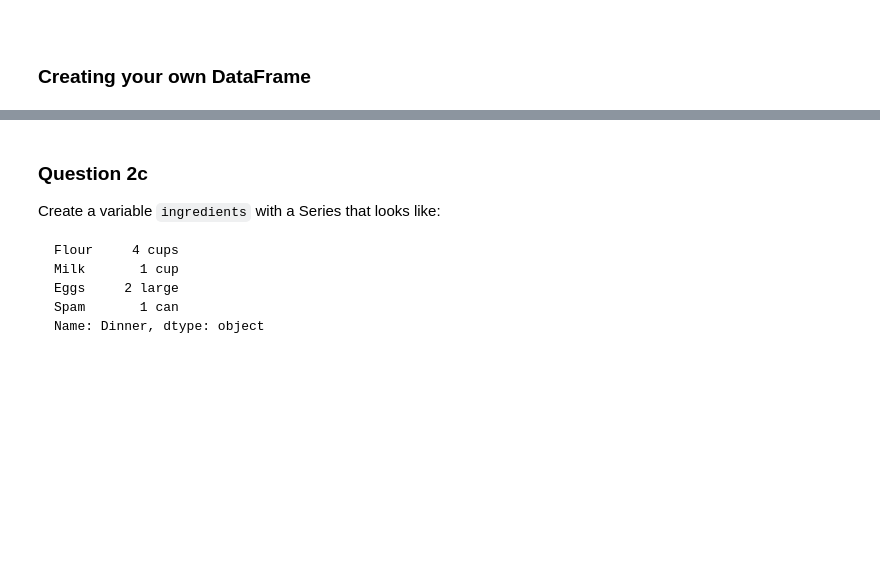
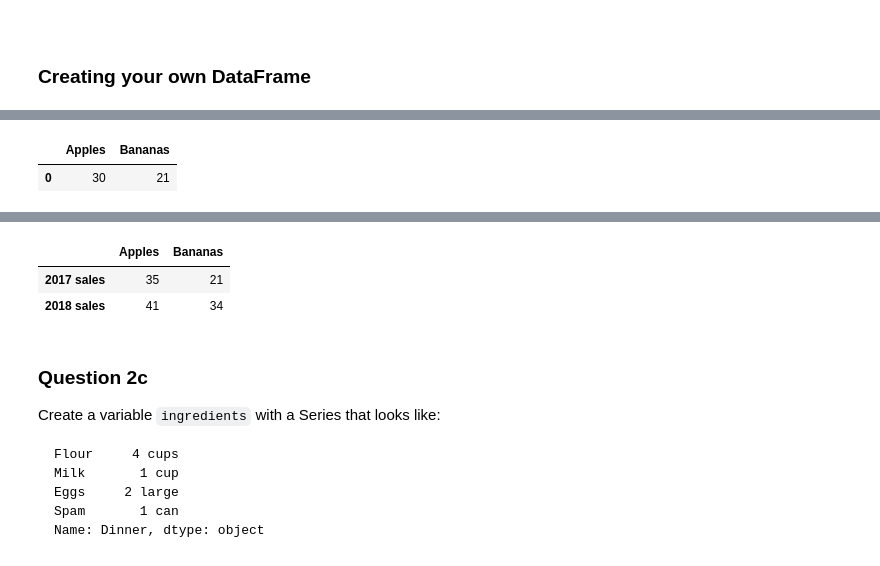
Before and after one commit to PatthananVachirathatthira/College-Bus-Tracker, a Jupyter notebook: SF_251_HW1.ipynb, the cells around one changed output, grey strips where cells are left out. Cells and saved outputs as stored; diff of their text form; code cells hidden in the pictures; blank space fills up the shorter version.

```diff
--- a/SF_251_HW1.ipynb
+++ b/SF_251_HW1.ipynb
@@ -358,3 +367,9 @@ fruits
+# %%
+fruits = pd.DataFrame({"Apples":[30], "Bananas":[21]})
+fruits
+# %% [output]
+|  | Apples | Bananas |
+| 0 | 30 | 21 |
 # %% [markdown]
 ### Question 2b
 
@@ -367,3 +379,13 @@ fruit_sales
+# %%
+fruit_sales = pd.DataFrame({'Apples':[35, 41],
+                            'Bananas':[21, 34]
+                          }, index=['2017 sales', '2018 sales'])
+
+fruit_sales
+# %% [output]
+|  | Apples | Bananas |
+| 2017 sales | 35 | 21 |
+| 2018 sales | 41 | 34 |
 # %% [markdown]
 ### Question 2c
 
```
Also changed, not shown: parts of 8 cells of this notebook.
